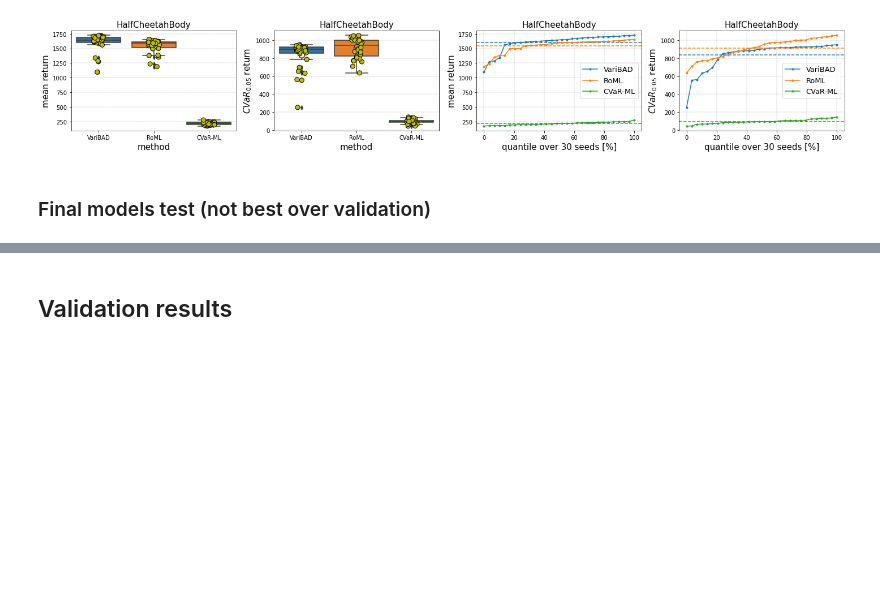
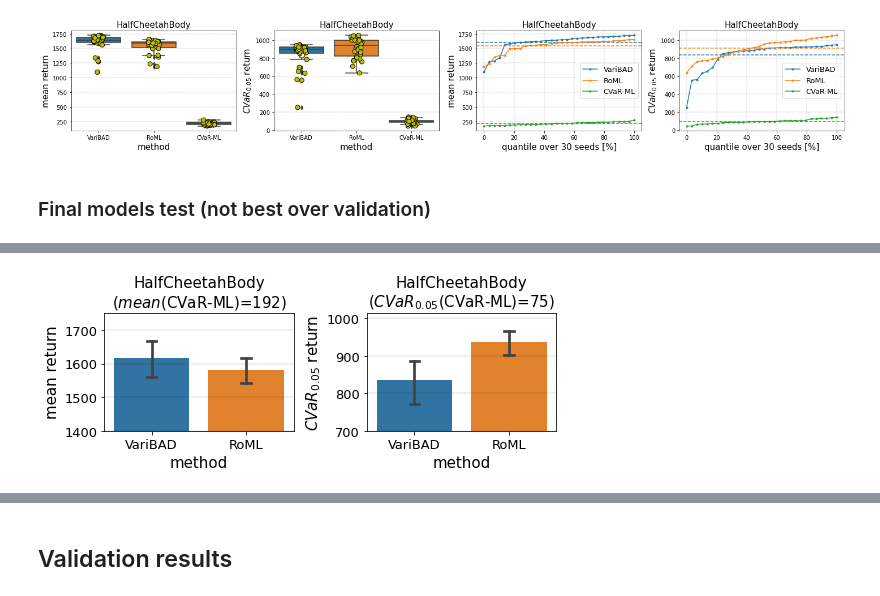
Before and after one commit to ido90/RobustMetaRL, a Jupyter notebook: HalfCheetahBody.ipynb, the cells around one changed output, grey strips where cells are left out. Saved outputs shown, nothing was run; the diff lists cells and outputs as text; code cells hidden in the pictures; blank space fills up the shorter version.

```diff
--- a/HalfCheetahBody.ipynb
+++ b/HalfCheetahBody.ipynb
@@ -124 +127,21 @@ Wall time: 1min 36s
 [figure]
+# %%
+axs = utils.Axes(2, 2, (3.7,3.0), fontsize=15)
+a = 0
+
+sns.barplot(data=bbm[bbm.method!='CVaR-ML'], x='method', y='ret', ci=95, capsize=0.1, ax=axs[a])
+axs[a].set_ylim((1400, None))
+axs[a].tick_params(axis='both', which='major', labelsize=13)
+axs.labs(a, 'method', f'mean return', f'{TITLE}\n($mean$(CVaR-ML)={bbm.ret[bbm.method=="CVaR-ML"].mean():.0f})')
+a += 1
+
+sns.barplot(data=bbc[bbc.method!='CVaR-ML'], x='method', y='ret', ci=95, capsize=0.1, ax=axs[a])
+axs[a].set_ylim((700, None))
+axs[a].tick_params(axis='both', which='major', labelsize=13)
+axs.labs(a, 'method', f'$CVaR_{{{ALPHA}}}$ return', f'{TITLE}\n($CVaR_{{{ALPHA}}}$(CVaR-ML)={bbc.ret[bbc.method=="CVaR-ML"].mean():.0f})')
+a += 1
+
+plt.tight_layout()
+plt.savefig(f'outputs/{ENV_SHORT}_f_summary.png', bbox_inches='tight', dpi=300)
+# %% [output]
+[figure, added]
```
Also changed, not shown: parts of 4 cells of this notebook, 5 other files.
